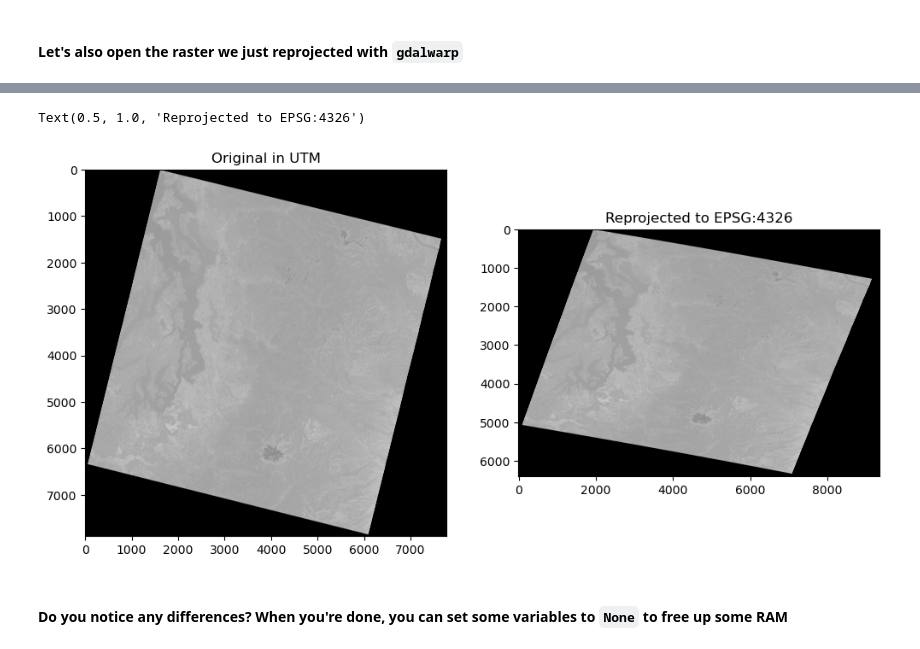
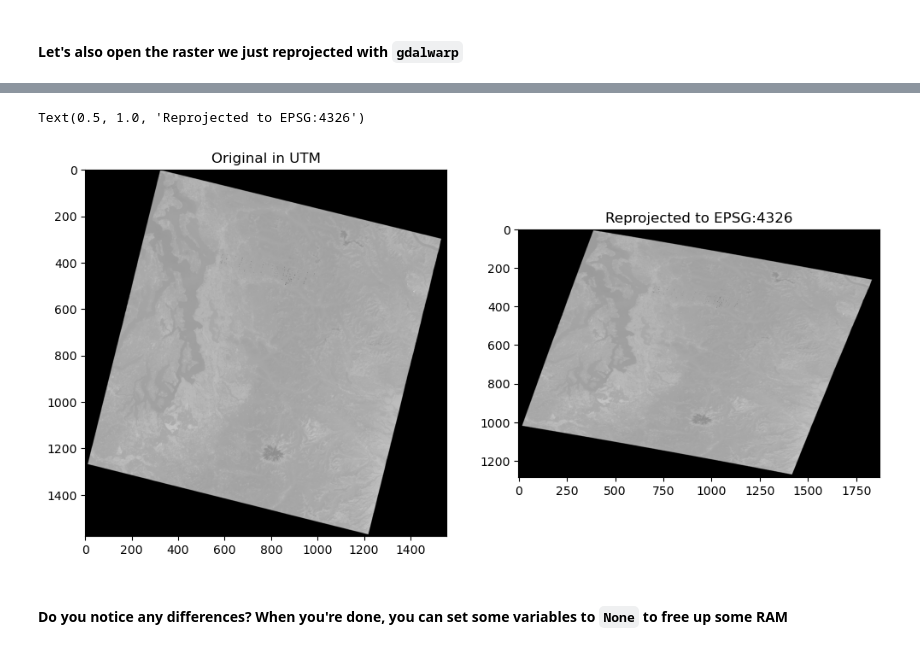
Before and after one commit to UW-GDA/GDA_Wi26_jupyterbook, a Jupyter notebook: book/modules/04_Raster1/04_demo_raster_packages_gdal.ipynb, the cells around one changed output, grey strips where cells are left out. Saved outputs shown, nothing was run; the diff lists cells and outputs as text; code cells hidden in the pictures.

```diff
--- a/book/modules/04_Raster1/04_demo_raster_packages_gdal.ipynb
+++ b/book/modules/04_Raster1/04_demo_raster_packages_gdal.ipynb
@@ -133,14 +133,14 @@ ax.imshow(tir_august_4326_gdal_ar);
 # %%
 f,ax=plt.subplots(1,2,figsize=(12,6))
 
-ax[0].imshow(tir_august_gdal_ar,cmap='gray')
+ax[0].imshow(tir_august_gdal_ar[::5, ::5],cmap='gray')
 ax[0].set_title('Original in UTM')
 
-ax[1].imshow(tir_august_4326_gdal_ar,cmap='gray')
+ax[1].imshow(tir_august_4326_gdal_ar[::5, ::5],cmap='gray')
 ax[1].set_title('Reprojected to EPSG:4326')
 # %% [output]
 Text(0.5, 1.0, 'Reprojected to EPSG:4326')
-[figure, old version]
+[figure, new version]
 # %% [markdown]
 #### Do you notice any differences? When you're done, you can set some variables to `None` to free up some RAM
 # %%
```
Also changed, not shown: parts of 5 cells of this notebook, 1 other file.
